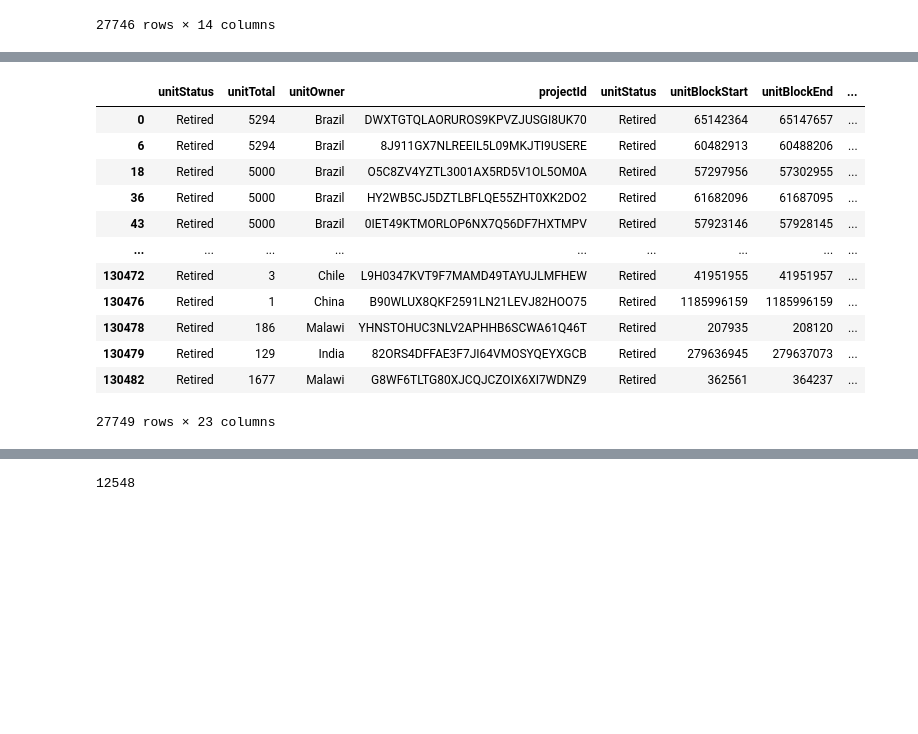
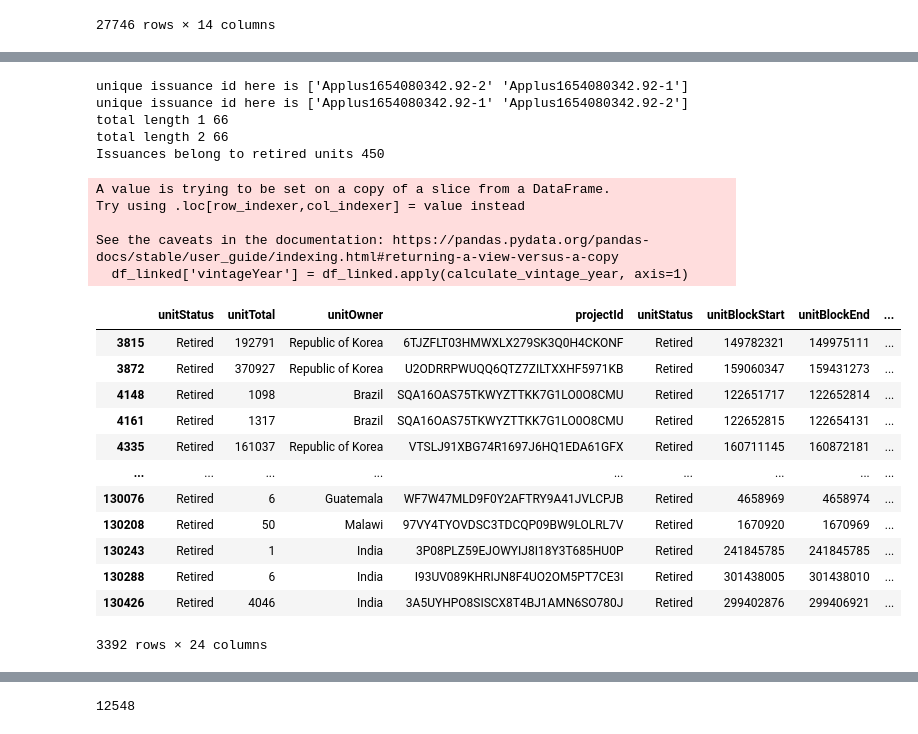
Before and after one commit to erickch123/cdm-unfccc-cadtrust, a Jupyter notebook: clean_cdm_projects.ipynb, the cells around one changed output, grey strips where cells are left out. Cells and saved outputs as stored; diff of their text form; code cells hidden in the pictures; blank space fills up the shorter version.

```diff
--- a/clean_cdm_projects.ipynb
+++ b/clean_cdm_projects.ipynb
@@ -338,7 +361,7 @@ df_units["inCountryJurisdictionOfOwner"] = ""
 df_units["projectLocationId"] = ""
 df_units["geographyIdentifier"] = df_units["unitOwner"].map(geography_map)
 df_units["correspondingAdjustmentDeclaration"] = "Unknown"
-df_units["unitRegistryLink"] = "http://cdm.unfccc.int/"
+df_units["unitRegistryLink"] = 'https://cdm.unfccc.int/Projects/Validation/DB/' +df_units['projectId']+"/view.html"
 df_units["vintageYear"] = df_units["vintageYear"].astype(str).str[:4]
 df_units["unitStatus"] = "Held"
 df_units["unitType"] = ""
@@ -406,7 +429,7 @@ df_retired['inCountryJurisdictionOfOwner'] = ""
 
 df_retired["unitType"] = ""
 df_retired["correspondingAdjustmentDeclaration"] = "Unknown"
-df_retired["unitRegistryLink"] = "http://cdm.unfccc.int/"
+df_retired["unitRegistryLink"] = 'https://cdm.unfccc.int/Projects/Validation/DB/' +df_retired['projectId']+"/view.html"
 
 
 df_needed = df_issuances[['projectId', 'id', 'startDate', 'endDate',
@@ -433,8 +456,10 @@ df_retired["unitStatus"] = "Retired"
 # Only 1556 issuance
 df_filtered = df_needed[df_needed['startDate'].dt.year >= 2016]
 
-df_filtered
-len(df_filtered['id'].unique())
+# df_filtered
+# len(df_filtered['id'].unique())
+
+df_needed
 # %% [output]
 A value is trying to be set on a copy of a slice from a DataFrame.
 Try using .loc[row_indexer,col_indexer] = value instead
@@ -499,4 +536,40 @@ def checker_playaround(projectId):
 
 
 df_linked
+
+df_linked['startDate'] = pd.to_datetime(df_linked['startDate'])
+df_linked['endDate'] = pd.to_datetime(df_linked['endDate'])
+
+# Function to calculate vintage year
+def calculate_vintage_year(row):
+    total_years = row['endDate'].year - row['startDate'].year
+    total_years = max(total_years, 1)  # Ensure total_years is at least 1
+    units_per_year = row['unitCount'] / total_years
+    year_offset = (row['unitBlockStart'] - row['start']) // units_per_year
+    return row['startDate'].year + int(year_offset)
+
+# Apply the function to each row
+df_linked['vintageYear'] = df_linked.apply(calculate_vintage_year, axis=1)
+
+
+
+
+checker_playaround("B90WLUX8QKF2591LN21LEVJ82HOO75")
+
+df_linked_2016 = df_linked[df_linked['startDate'].dt.year >= 2016]
+
+
+df_linked.columns
+
+# total 3392 retired units
+df_linked_2016
+
+print("Issuances belong to retired units",len(df_linked_2016['id'].unique()))
+
+
+df_linked_2016
+
+df_linked = df_linked[df_linked['startDate'].dt.year >= 2016]
+
+df_linked
 # %% [output]
@@ -503,13 +586,23 @@ df_linked
+unique issuance id here is ['Applus1654080342.92-2' 'Applus1654080342.92-1']
+unique issuance id here is ['Applus1654080342.92-1' 'Applus1654080342.92-2']
+total length 1 66
+total length 2 66
+Issuances belong to retired units 450
+A value is trying to be set on a copy of a slice from a DataFrame.
+Try using .loc[row_indexer,col_indexer] = value instead
+
+See the caveats in the documentation: https://pandas.pydata.org/pandas-docs/stable/user_guide/indexing.html#returning-a-view-versus-a-copy
+  df_linked['vintageYear'] = df_linked.apply(calculate_vintage_year, axis=1)
 |  | unitStatus | unitTotal | unitOwner | projectId | unitStatus | unitBlockStart | unitBlockEnd | ... |
-| 0 | Retired | 5294 | Brazil | DWXTGTQLAORUROS9KPVZJUSGI8UK70 | Retired | 65142364 | 65147657 | ... |
-| 6 | Retired | 5294 | Brazil | 8J911GX7NLREEIL5L09MKJTI9USERE | Retired | 60482913 | 60488206 | ... |
-| 18 | Retired | 5000 | Brazil | O5C8ZV4YZTL3001AX5RD5V1OL5OM0A | Retired | 57297956 | 57302955 | ... |
-| 36 | Retired | 5000 | Brazil | HY2WB5CJ5DZTLBFLQE55ZHT0XK2DO2 | Retired | 61682096 | 61687095 | ... |
-| 43 | Retired | 5000 | Brazil | 0IET49KTMORLOP6NX7Q56DF7HXTMPV | Retired | 57923146 | 57928145 | ... |
+| 3815 | Retired | 192791 | Republic of Korea | 6TJZFLT03HMWXLX279SK3Q0H4CKONF | Retired | 149782321 | 149975111 | ... |
+| 3872 | Retired | 370927 | Republic of Korea | U2ODRRPWUQQ6QTZ7ZILTXXHF5971KB | Retired | 159060347 | 159431273 | ... |
+| 4148 | Retired | 1098 | Brazil | SQA16OAS75TKWYZTTKK7G1LO0O8CMU | Retired | 122651717 | 122652814 | ... |
+| 4161 | Retired | 1317 | Brazil | SQA16OAS75TKWYZTTKK7G1LO0O8CMU | Retired | 122652815 | 122654131 | ... |
+| 4335 | Retired | 161037 | Republic of Korea | VTSLJ91XBG74R1697J6HQ1EDA61GFX | Retired | 160711145 | 160872181 | ... |
 | ... | ... | ... | ... | ... | ... | ... | ... | ... |
-| 130472 | Retired | 3 | Chile | L9H0347KVT9F7MAMD49TAYUJLMFHEW | Retired | 41951955 | 41951957 | ... |
-| 130476 | Retired | 1 | China | B90WLUX8QKF2591LN21LEVJ82HOO75 | Retired | 1185996159 | 1185996159 | ... |
-| 130478 | Retired | 186 | Malawi | YHNSTOHUC3NLV2APHHB6SCWA61Q46T | Retired | 207935 | 208120 | ... |
-| 130479 | Retired | 129 | India | 82ORS4DFFAE3F7JI64VMOSYQEYXGCB | Retired | 279636945 | 279637073 | ... |
-| 130482 | Retired | 1677 | Malawi | G8WF6TLTG80XJCQJCZOIX6XI7WDNZ9 | Retired | 362561 | 364237 | ... |
+| 130076 | Retired | 6 | Guatemala | WF7W47MLD9F0Y2AFTRY9A41JVLCPJB | Retired | 4658969 | 4658974 | ... |
+| 130208 | Retired | 50 | Malawi | 97VY4TYOVDSC3TDCQP09BW9LOLRL7V | Retired | 1670920 | 1670969 | ... |
+| 130243 | Retired | 1 | India | 3P08PLZ59EJOWYIJ8I18Y3T685HU0P | Retired | 241845785 | 241845785 | ... |
+| 130288 | Retired | 6 | India | I93UV089KHRIJN8F4UO2OM5PT7CE3I | Retired | 301438005 | 301438010 | ... |
+| 130426 | Retired | 4046 | India | 3A5UYHPO8SISCX8T4BJ1AMN6SO780J | Retired | 299402876 | 299406921 | ... |
-27749 rows × 23 columns
+3392 rows × 24 columns
```
Also changed, not shown: parts of 22 cells of this notebook, 16 other files.
